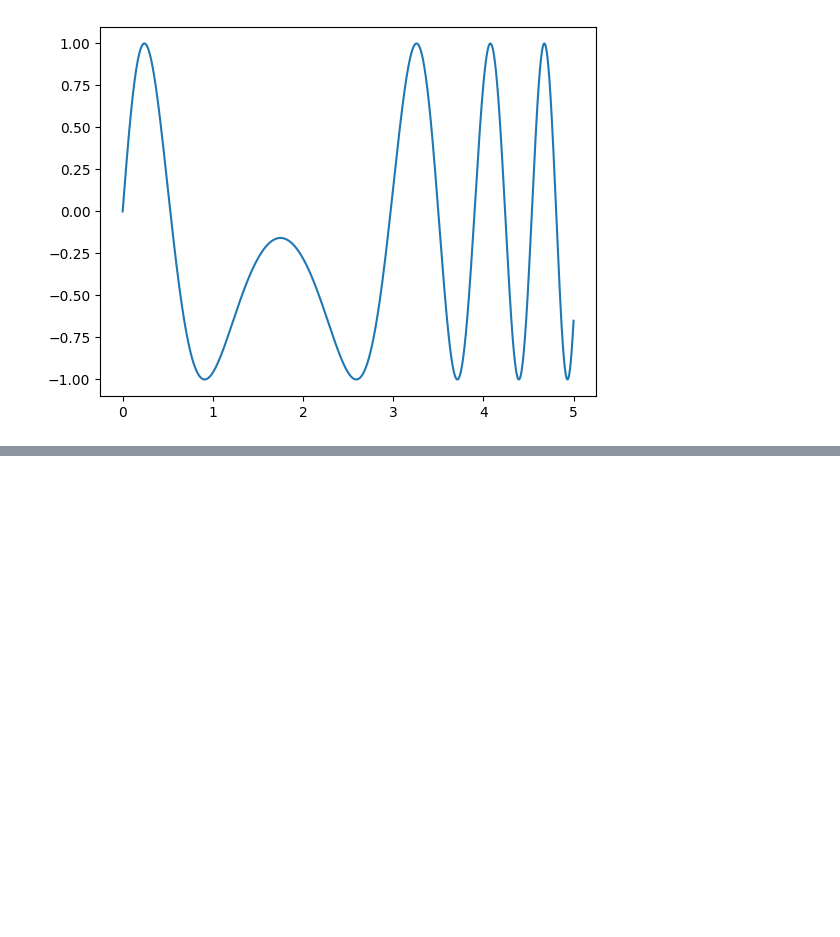
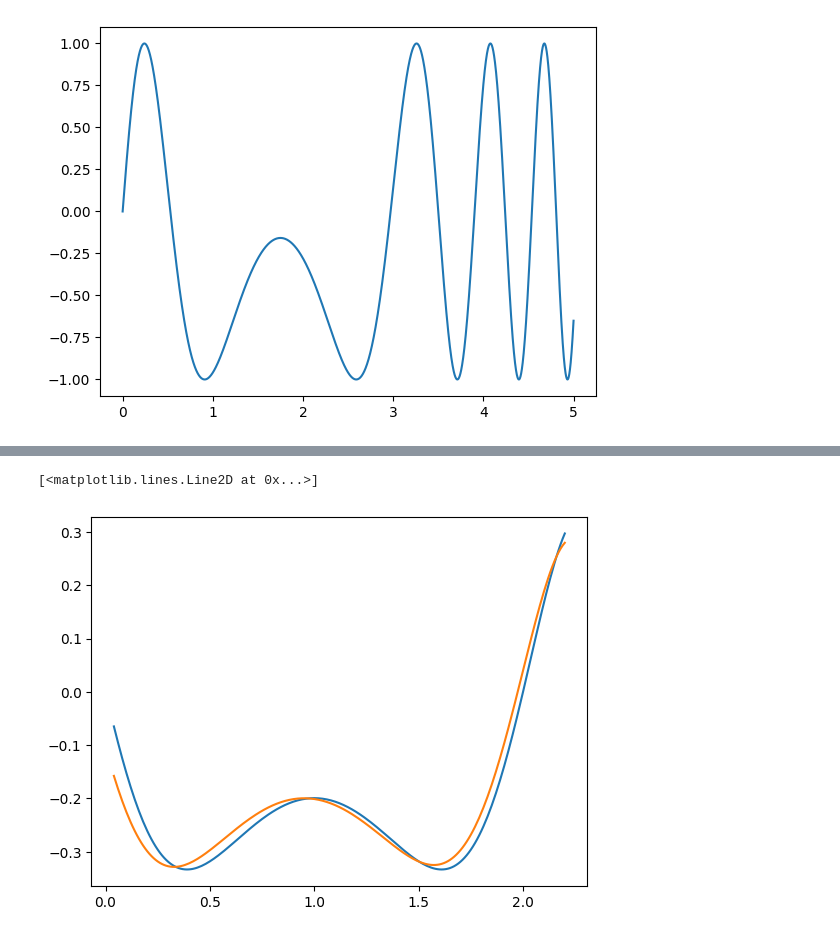
Before and after one commit to gametwix/Neuroinformatics, a Jupyter notebook: Lab2/main.ipynb, the cells around one changed output, grey strips where cells are left out. Cells and saved outputs as stored; diff of their text form; code cells hidden in the pictures; blank space fills up the shorter version.

```diff
--- a/Lab2/main.ipynb
+++ b/Lab2/main.ipynb
@@ -68,0 +104,9 @@ plt.plot(ans_x[D:], errors)
+# %%
+predictor =  keras.Sequential([
+        layers.Dense(1,input_dim=D, activation="linear", name="pred"),
+    ]
+)
+opt = keras.optimizers.SGD(learning_rate=0.01)
+predictor.compile(loss='mse', optimizer=opt, metrics=['mae'])
+# %%
+predictor.fit(X, y, batch_size=1, epochs=10, shuffle=True)
@@ -68,0 +135,2 @@ plt.plot(ans_x[D:], errors)
+# %%
+my_denoized = predictor.predict(X).flatten()
@@ -68,0 +140,6 @@ plt.plot(ans_x[D:], errors)
+# %%
+plt.plot(x_points[D:], y)
+plt.plot(x_points[D:], my_denoized)
+# %% [output]
+[<matplotlib.lines.Line2D at 0x...>]
+[figure, added]
```
Also changed, not shown: parts of 14 cells of this notebook.
